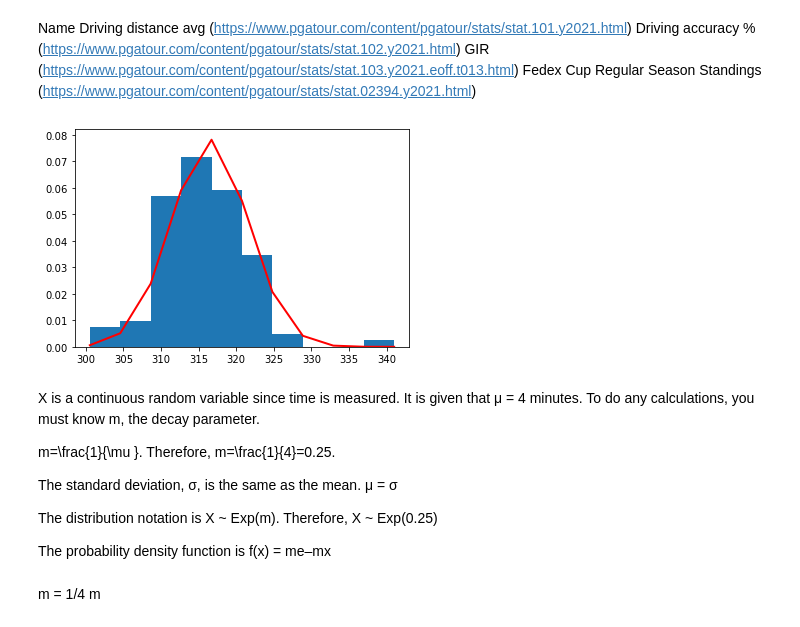
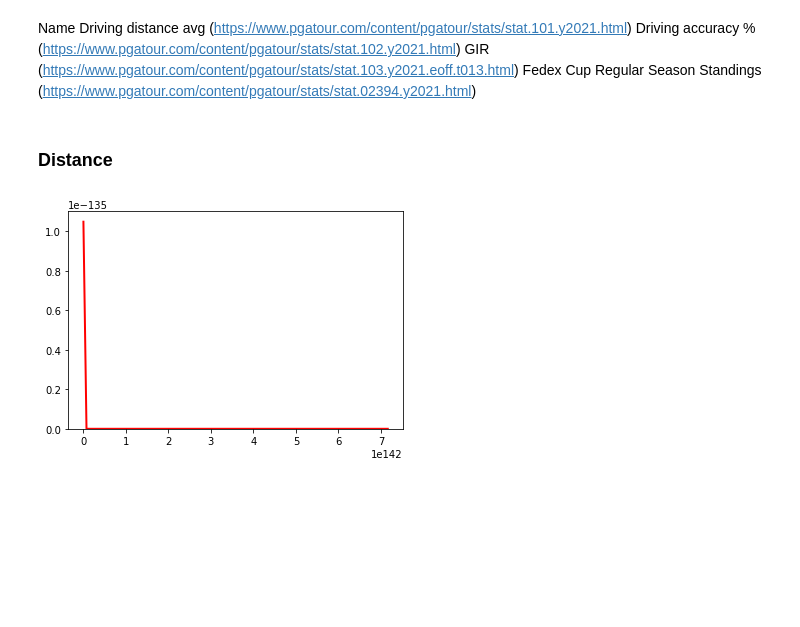
Before and after one commit to AndyWalker81/ProgrammingForDataAnalysis_Project, a Jupyter notebook: Programming_Project.ipynb, the cells around one changed output. Cells and saved outputs as stored; diff of their text form; code cells hidden in the pictures; blank space fills up the shorter version.

```diff
--- a/Programming_Project.ipynb
+++ b/Programming_Project.ipynb
@@ -422,22 +422,27 @@ df_t.columns = ['Driving distance avg (yds)','Driving accuracy (%)','Scoring avg
 df_t.head()
 # %%
 sns.pairplot(df_t, kind="reg", plot_kws={'line_kws':{'color':'red'}})
+# %% [markdown]
+### Distance
 # %%
 # Driving distacnce
+#https://numpy.org/doc/stable/reference/random/generated/numpy.random.Generator.lognormal.html#numpy.random.Generator.lognormal
 mu, sigma = 316.5, 5.1
 
-distance_rand = np.random.default_rng().normal(mu, sigma, 100)
+distance_rand = rng.lognormal(mu, sigma, 100)
 
-count, bins, ignored = plt.hist(distance_rand, 10, density=True)
+count, bins, ignored = plt.hist(distance_rand, 100, density=True)
 
-plt.plot(bins, 1/(sigma * np.sqrt(2 * np.pi)) *
+x = np.linspace(min(bins), max(bins), 100)
 
-               np.exp( - (bins - mu)**2 / (2 * sigma**2) ),
+pdf = (np.exp(-(np.log(x) - mu)**2 / (2 * sigma**2))
 
-         linewidth=2, color='r')
+       / (x * sigma * np.sqrt(2 * np.pi)))
+
+plt.plot(x, pdf, linewidth=2, color='r')
+
+plt.axis('tight')
 
 plt.show()
-
-# https://www.statisticshowto.com/choose-bin-sizes-statistics/
 # %% [output]
-[figure, old version]
+[figure, new version]
@@ -450,13 +448,0 @@ len(x)
-# %% [markdown]
-X is a continuous random variable since time is measured. It is given that μ = 4 minutes. To do any calculations, you must know m, the decay parameter.
-
-m=\frac{1}{\mu }. Therefore, m=\frac{1}{4}=0.25.
-
-The standard deviation, σ, is the same as the mean. μ = σ
-
-The distribution notation is X ~ Exp(m). Therefore, X ~ Exp(0.25)
-
-The probability density function is f(x) = me–mx
-# %% [markdown]
-m = 1/4
-m
```
Also changed, not shown: parts of 35 cells of this notebook, 1 other file.
